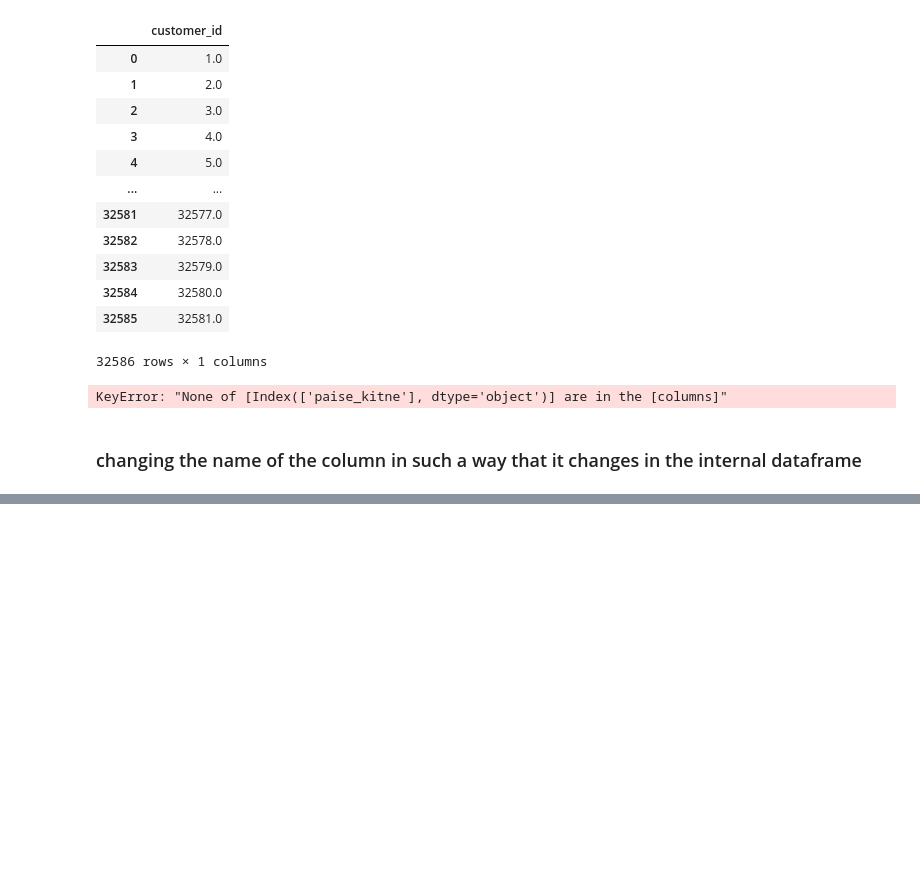
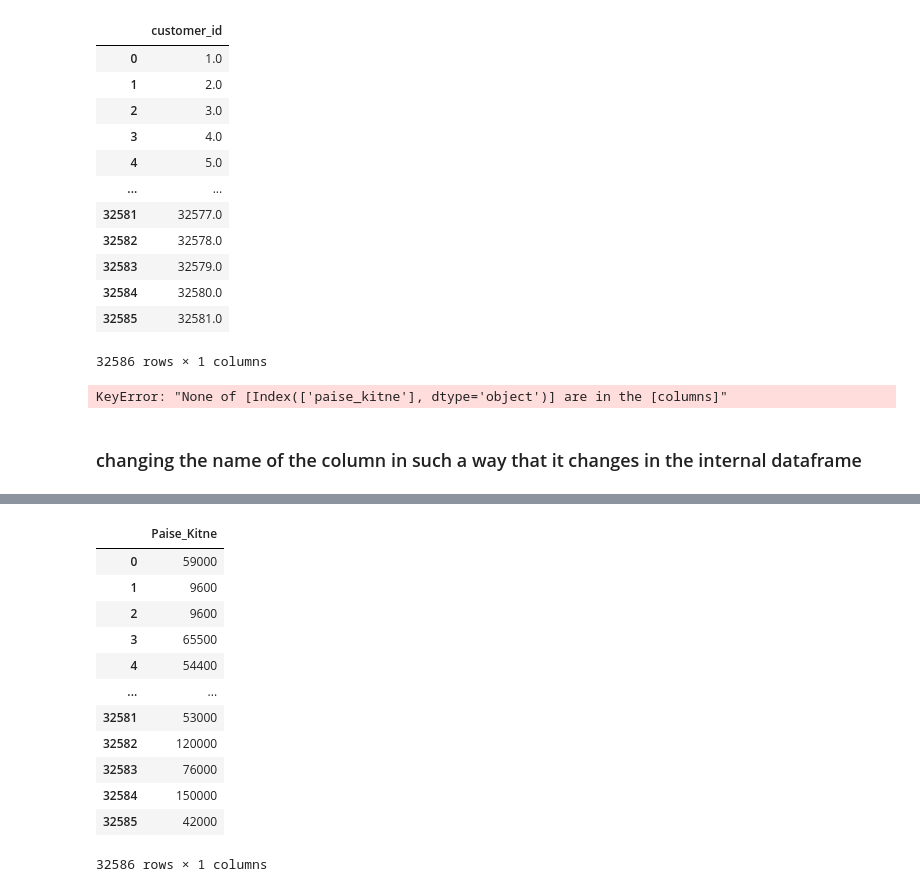
Before and after one commit to akhileshdutt/DataScience_learning, a Jupyter notebook: Libraries/Pandas/Pandas_Advance.ipynb, the cells around one changed output, grey strips where cells are left out. Saved outputs shown, nothing was run; the diff lists cells and outputs as text; code cells hidden in the pictures; blank space fills up the shorter version.

```diff
--- a/Libraries/Pandas/Pandas_Advance.ipynb
+++ b/Libraries/Pandas/Pandas_Advance.ipynb
@@ -1166,3 +1168,19 @@ df
 | 32584 | 32580.0 | 56 | 150000 | MORTGAGE | 5.0 | PERSONAL | B | ... |
 | 32585 | 32581.0 | 99 | 42000 | RENT | 2.0 | MEDICAL | B | ... |
 32586 rows × 13 columns
+# %%
+df[["Paise_Kitne"]] ## now we have change the name of the column internally
+# %% [output]
+|  | Paise_Kitne |
+| 0 | 59000 |
+| 1 | 9600 |
+| 2 | 9600 |
+| 3 | 65500 |
+| 4 | 54400 |
+| ... | ... |
+| 32581 | 53000 |
+| 32582 | 120000 |
+| 32583 | 76000 |
+| 32584 | 150000 |
+| 32585 | 42000 |
+32586 rows × 1 columns
```
Also changed, not shown: parts of 2 cells of this notebook.
